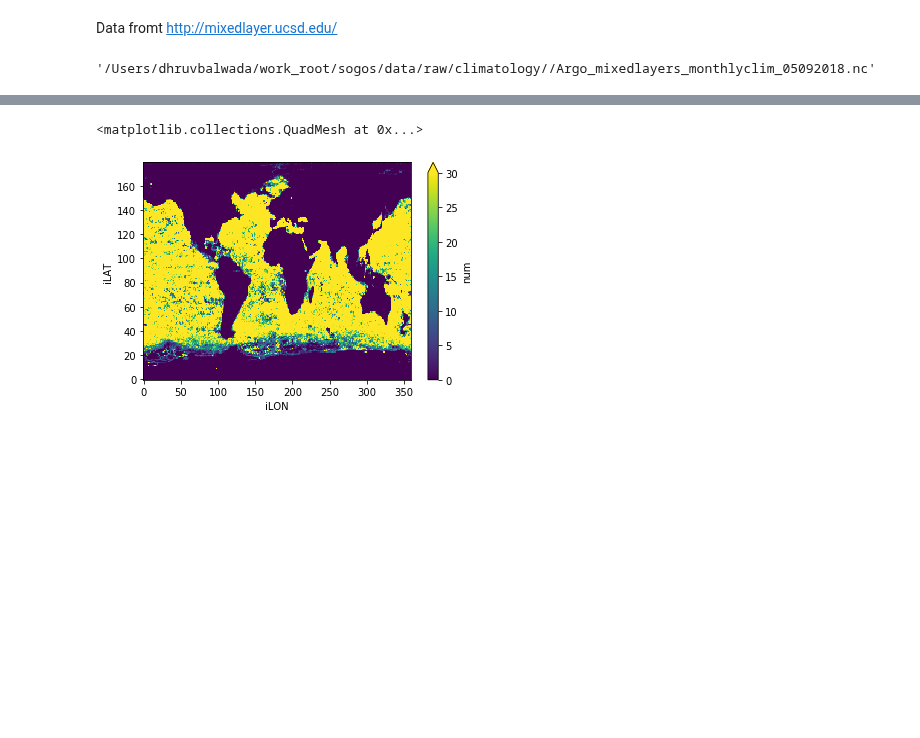
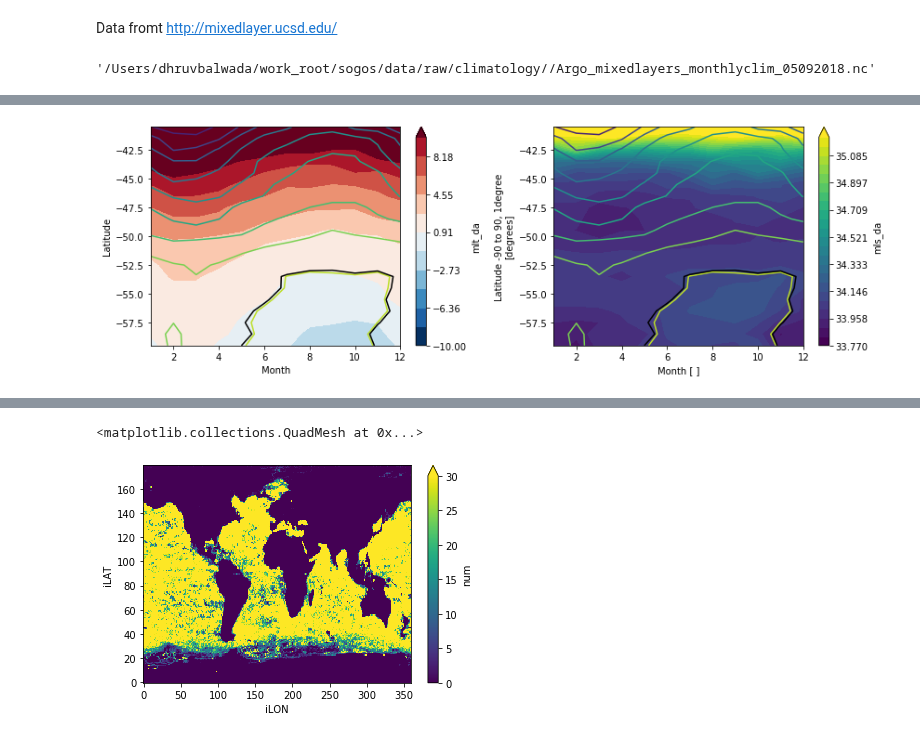
Before and after one commit to dhruvbalwada/sogos, a Jupyter notebook: notebooks/0.0_db_Holte_MLD_climatology.ipynb, the cells around one changed output, grey strips where cells are left out. Cells and saved outputs as stored; diff of their text form; code cells hidden in the pictures; blank space fills up the shorter version.

```diff
--- a/notebooks/0.0_db_Holte_MLD_climatology.ipynb
+++ b/notebooks/0.0_db_Holte_MLD_climatology.ipynb
@@ -34,0 +130,17 @@ ds = xr.open_dataset(data_dir + 'Argo_mixedlayers_monthlyclim_05092018.nc')
+# %%
+plt.figure(figsize=(12,4))
+plt.subplot(121)
+ds.mlt_da.sel(iLAT=slice(-60,-40), iLON=slice(25,45)).mean('iLON').plot.contourf(vmin=-10, levels=12)
+ds.mlpd_da.sel(iLAT=slice(-60,-40), iLON=slice(25,45)).mean('iLON').plot.contour(levels=12)
+ds.mlpd_da.sel(iLAT=slice(-60,-40), iLON=slice(25,45)).mean('iLON').plot.contour(levels=[27.189, 27.752], colors='k')
+plt.xlabel('Month')
+plt.ylabel('Latitude')
+
+plt.subplot(122)
+ds.mls_da.sel(iLAT=slice(-60,-40), iLON=slice(25,45)).mean('iLON').plot.contourf(vmin=33.77, vmax=35.21,levels=24)
+ds.mlpd_da.sel(iLAT=slice(-60,-40), iLON=slice(25,45)).mean('iLON').plot.contour(levels=12)
+ds.mlpd_da.sel(iLAT=slice(-60,-40), iLON=slice(25,45)).mean('iLON').plot.contour(levels=[27.189, 27.752], colors='k')
+
+plt.tight_layout()
+# %% [output]
+[figure, added]
```
Also changed, not shown: parts of 14 cells of this notebook, 1 other file.
